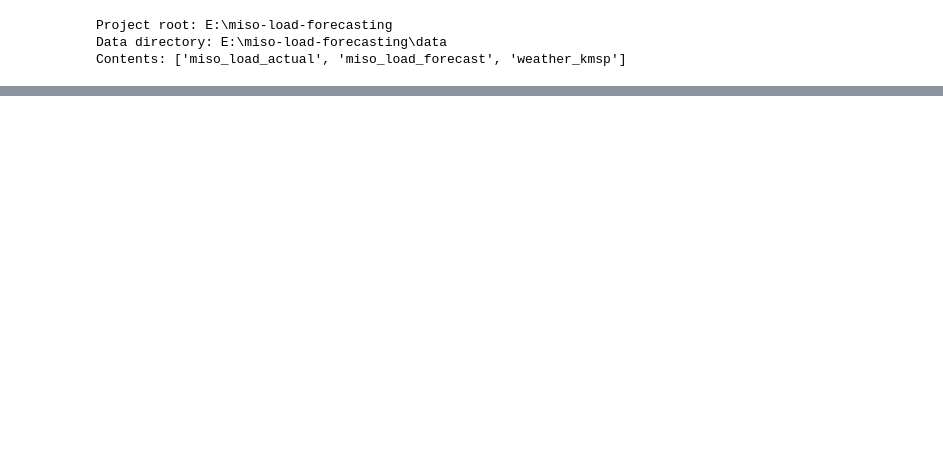
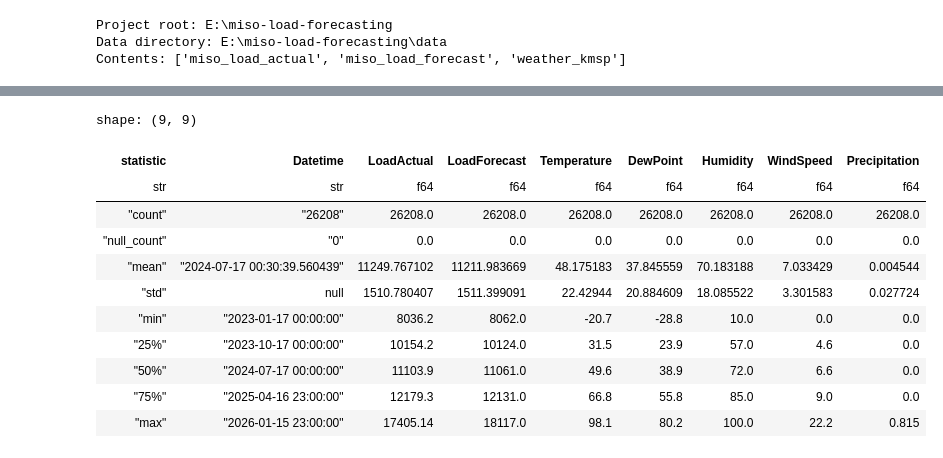
Before and after one commit to ag-ettel/miso-load-forecasting, a Jupyter notebook: notebooks/eda-load-weather.ipynb, the cells around one changed output, grey strips where cells are left out. Drawn from its saved outputs; the diff is of its cells as text; code cells hidden in the pictures; blank space fills up the shorter version.

```diff
--- a/notebooks/eda-load-weather.ipynb
+++ b/notebooks/eda-load-weather.ipynb
@@ -35,0 +111,15 @@ shape: (5, 8)
+# %%
+## select relevant weather features and convert datetime to proper format
+weather_df = weather_df.select([
+    pl.col("timestamp").alias("Datetime"),
+    pl.col("temperature_2m").alias("Temperature"),
+    pl.col("dewpoint_2m").alias("DewPoint"),
+    pl.col("relative_humidity_2m").alias("Humidity"),
+    pl.col("wind_speed_10m").alias("WindSpeed"),
+    pl.col("precipitation").alias("Precipitation")
+])
+## convert Datetime to proper format
+weather_df = weather_df.with_columns(
+    pl.col("Datetime").cast(pl.Datetime("ns"))
+)
+weather_df.head().collect()
@@ -35,0 +135,17 @@ shape: (5, 8)
+# %%
+## join load and weather data
+df_merged = (
+    df_actual_long.join(
+        df_forecast_long,
+        on=["Datetime", "Zone"],
+        how="left",
+        suffix="_Forecast"
+    )
+    .join(
+        weather_df,
+        on="Datetime",
+        how="left"
+    )
+).sort("Datetime")
+## view merged data
+df_merged.head().collect()
@@ -35,0 +161,26 @@ shape: (5, 8)
+# %%
+## print mean, median, stddev, min, max, quartiles of LoadActual and LoadForecast and Weather features
+summary_stats = df_merged.select(
+    pl.col("Datetime"),
+    pl.col("LoadActual"),
+    pl.col("LoadForecast"),
+    pl.col("Temperature"),
+    pl.col("DewPoint"),
+    pl.col("Humidity"),
+    pl.col("WindSpeed"),
+    pl.col("Precipitation")
+).describe()
+summary_stats
+# %% [output]
+shape: (9, 9)
+| statistic | Datetime | LoadActual | LoadForecast | Temperature | DewPoint | Humidity | WindSpeed | Precipitation |
+| str | str | f64 | f64 | f64 | f64 | f64 | f64 | f64 |
+| "count" | "26208" | 26208.0 | 26208.0 | 26208.0 | 26208.0 | 26208.0 | 26208.0 | 26208.0 |
+| "null_count" | "0" | 0.0 | 0.0 | 0.0 | 0.0 | 0.0 | 0.0 | 0.0 |
+| "mean" | "2024-07-17 00:30:39.560439" | 11249.767102 | 11211.983669 | 48.175183 | 37.845559 | 70.183188 | 7.033429 | 0.004544 |
+| "std" | null | 1510.780407 | 1511.399091 | 22.42944 | 20.884609 | 18.085522 | 3.301583 | 0.027724 |
+| "min" | "2023-01-17 00:00:00" | 8036.2 | 8062.0 | -20.7 | -28.8 | 10.0 | 0.0 | 0.0 |
+| "25%" | "2023-10-17 00:00:00" | 10154.2 | 10124.0 | 31.5 | 23.9 | 57.0 | 4.6 | 0.0 |
+| "50%" | "2024-07-17 00:00:00" | 11103.9 | 11061.0 | 49.6 | 38.9 | 72.0 | 6.6 | 0.0 |
+| "75%" | "2025-04-16 23:00:00" | 12179.3 | 12131.0 | 66.8 | 55.8 | 85.0 | 9.0 | 0.0 |
+| "max" | "2026-01-15 23:00:00" | 17405.14 | 18117.0 | 98.1 | 80.2 | 100.0 | 22.2 | 0.815 |
```
Also changed, not shown: parts of 9 cells of this notebook, 4 other files.
